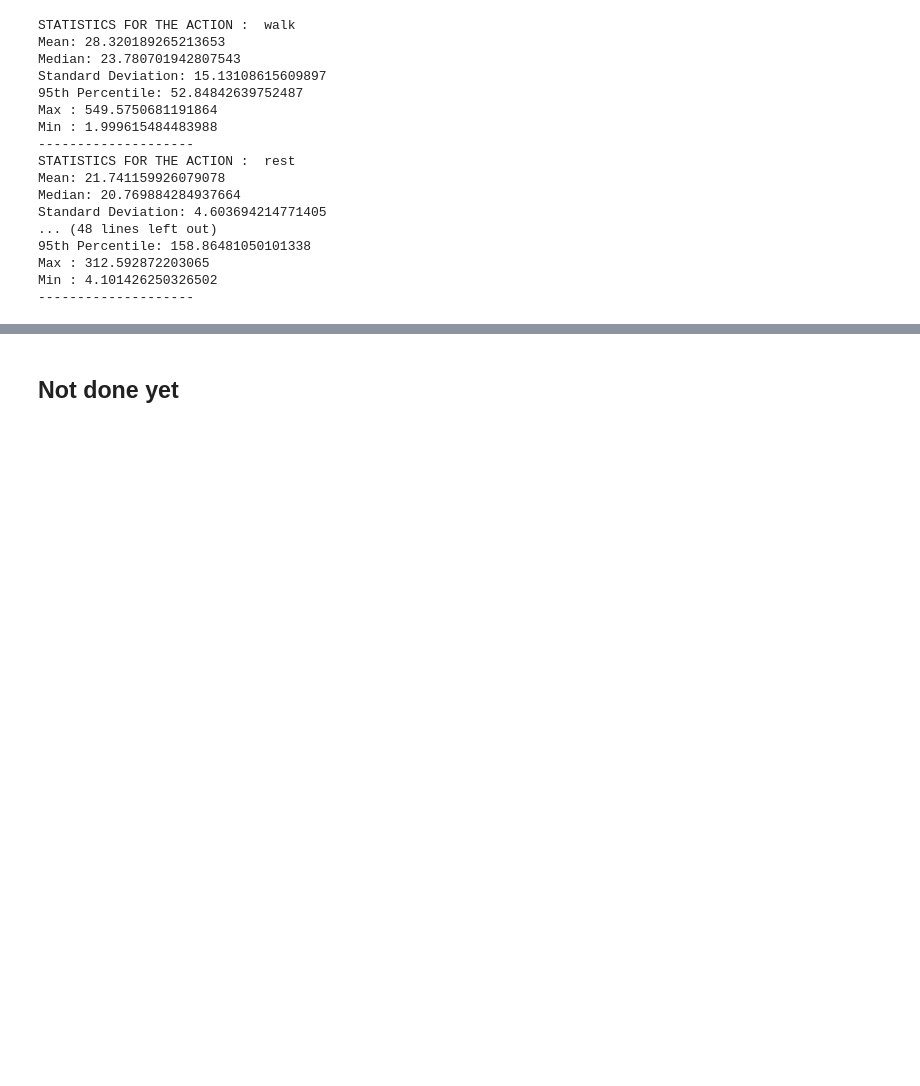
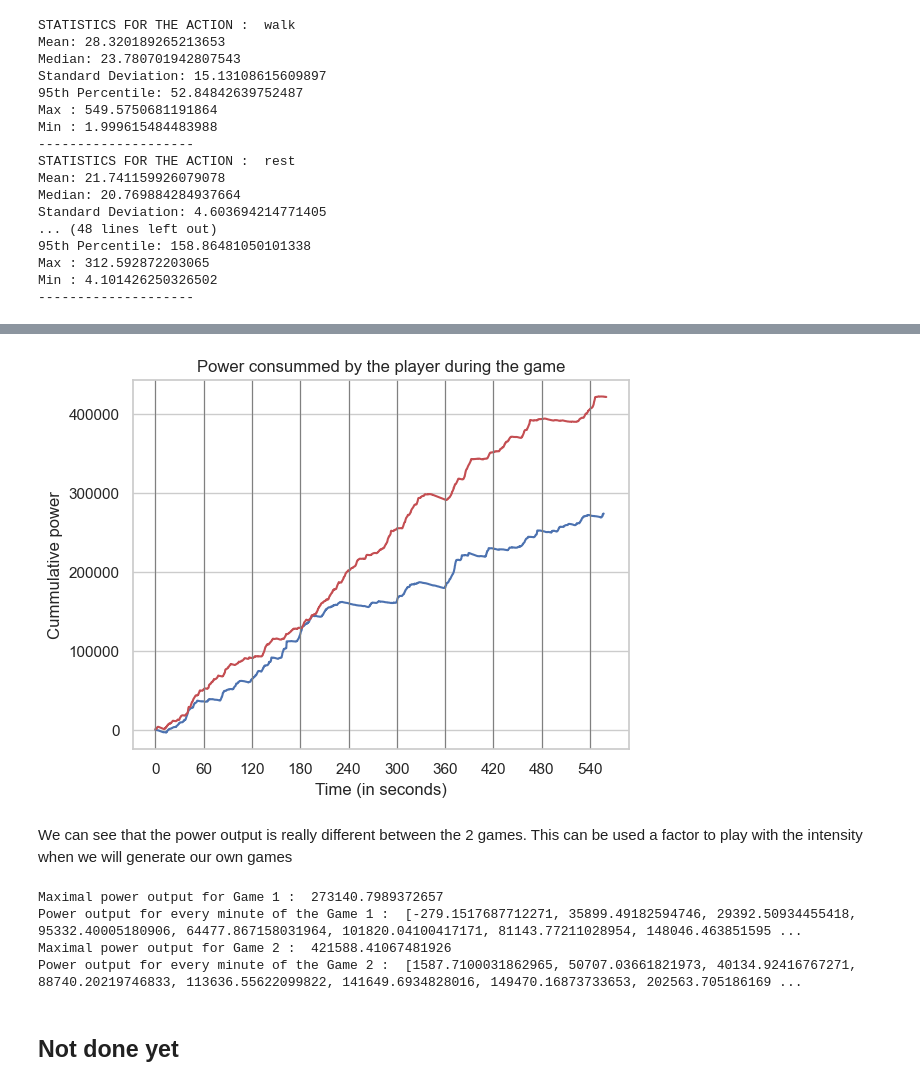
Before and after one commit to Loupial/FootChall, a Jupyter notebook: Footbar.ipynb, the cells around one changed output, grey strips where cells are left out. Drawn from its saved outputs; the diff is of its cells as text; code cells hidden in the pictures; blank space fills up the shorter version.

```diff
--- a/Footbar.ipynb
+++ b/Footbar.ipynb
@@ -123,3 +160,81 @@ Min : 4.101426250326502
+# %%
+data_subtracted_1 = Full_data_1 - 29
+data_subtracted_2 = Full_data_2 - 29
+
+# Calculer le cumulatif de la série soustraite
+cumulative_data_1 = data_subtracted_1.cumsum()
+
+cumulative_data_2 = data_subtracted_2.cumsum()
+
+
+# Tracer le cumulatif
+plt.plot(cumulative_data_1, label = 'Game 1')
+plt.plot(cumulative_data_2, color ='r', label = 'Game 2')
+plt.xlabel('Time (in seconds)')
+plt.ylabel('Cummulative power')
+plt.title('Power consummed by the player during the game')
+
+plt.xticks(range(0, len(cumulative_data_2), 60*50), [str(i) for i in range(0, int(len(cumulative_data_2)/50), 60)])
+
+
+
+for x in range(0, len(cumulative_data_2), 60*50):
+    plt.axvline(x=x, color='grey', linewidth = 0.8)
+
+
+
+plt.show()
+# %% [output]
+[figure, added]
+# %% [markdown]
+We can see that the power output is really different between the 2 games. This can be used a factor to play with the intensity when we will generate our own games
+# %%
+Puissance_recup = 0
+Puissance_effort = 0
+Puissance_minute_1 = []
+t=0
+for i in range(len(Puissance_seconde_1)):
+    if Puissance_seconde_1[i] <= Nombre_action_seconde*Valeur_effort :
+        Puissance_recup = Puissance_recup + ((Nombre_action_seconde*Valeur_effort) - Puissance_seconde_1[i])
+    else :
+        Puissance_effort = Puissance_effort + (Puissance_seconde_1[i] - (Nombre_action_seconde*Valeur_effort))
+    if i%60 == 0 :
+        t=t+1
+        Puissance_max_1 = Puissance_effort - Puissance_recup
+        if t==1 :
+            Puissance_minute_1.append(Puissance_max_1)
+        else :
+            Puissance_minute_1.append(Puissance_max_1-Puissance_minute_1[t-2])
+
+Puissance_max_1 = Puissance_effort - Puissance_recup
+print("Maximal power output for Game 1 : ", Puissance_max_1)
+print("Power output for every minute of the Game 1 : ", Puissance_minute_1)
+
+Puissance_recup = 0
+Puissance_effort = 0
+Puissance_minute_2 = []
+t=0
+for i in range(len(Puissance_seconde_2)):
+    if Puissance_seconde_2[i] <= Nombre_action_seconde*Valeur_effort :
+        Puissance_recup = Puissance_recup + ((Nombre_action_seconde*Valeur_effort) - Puissance_seconde_2[i])
+    else :
+        Puissance_effort = Puissance_effort + (Puissance_seconde_2[i] - (Nombre_action_seconde*Valeur_effort))
+    if i%60 == 0 :
+        t=t+1
+        Puissance_max_2 = Puissance_effort - Puissance_recup
+        if t==1 :
+            Puissance_minute_2.append(Puissance_max_2)
+        else :
+            Puissance_minute_2.append(Puissance_max_2-Puissance_minute_2[t-2])
+
+Puissance_max_2 = Puissance_effort - Puissance_recup
+print("Maximal power output for Game 2 : ", Puissance_max_2)
+print("Power output for every minute of the Game 2 : ", Puissance_minute_2)
+# %% [output]
+Maximal power output for Game 1 :  273140.7989372657
+Power output for every minute of the Game 1 :  [-279.1517687712271, 35899.49182594746, 29392.50934455418, 95332.40005180906, 64477.867158031964, 101820.04100417171, 81143.77211028954, 148046.463851595 ...
+Maximal power output for Game 2 :  421588.41067481926
+Power output for every minute of the Game 2 :  [1587.7100031862965, 50707.03661821973, 40134.92416767271, 88740.20219746833, 113636.55622099822, 141649.6934828016, 149470.16873733653, 202563.705186169 ...
 # %% [markdown]
 ## Not done yet
 # %%
```
Also changed, not shown: parts of 24 cells of this notebook.
